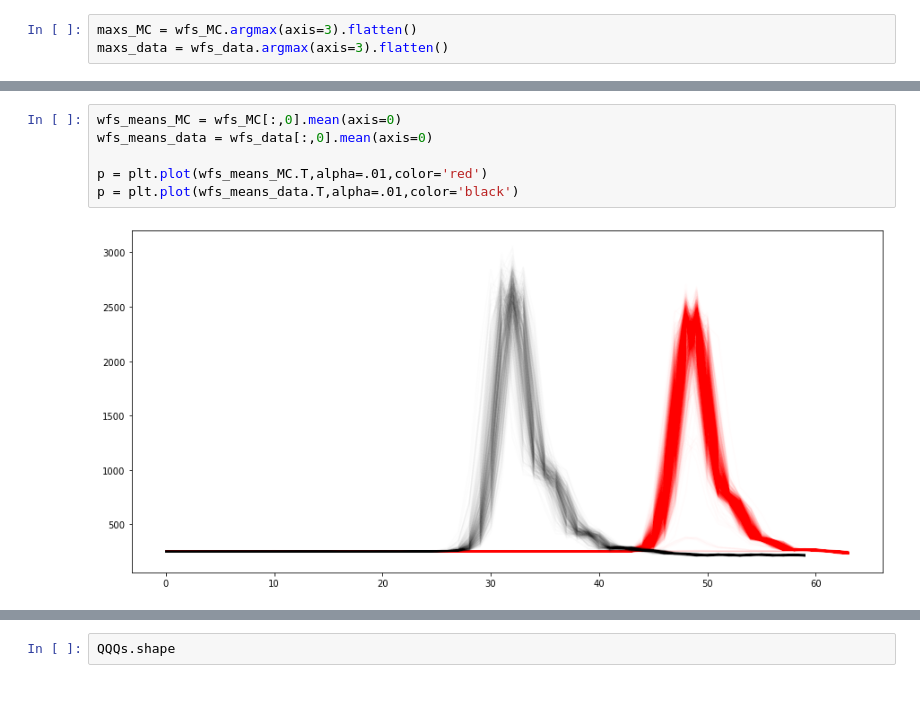
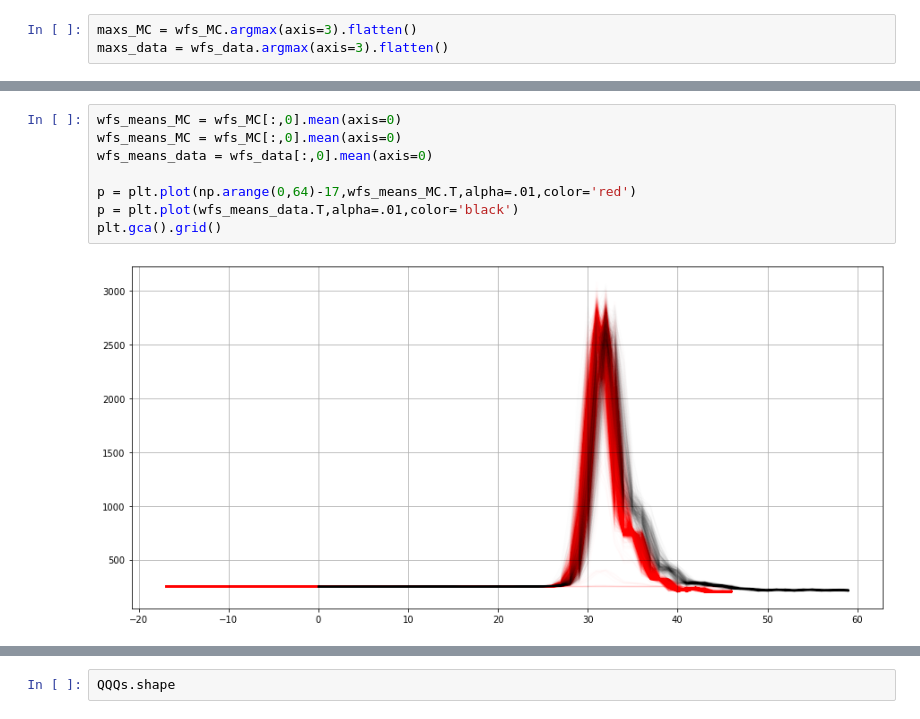
Before and after one commit to ThomasTTX/nectarchain, a Jupyter notebook: MC_data_comparaison_noteebooks/200pe_MC_data.ipynb, the cells around one changed output, grey strips where cells are left out. Cells and saved outputs as stored; diff of their text form.

```diff
--- a/MC_data_comparaison_noteebooks/200pe_MC_data.ipynb
+++ b/MC_data_comparaison_noteebooks/200pe_MC_data.ipynb
@@ -75,10 +77,12 @@ h = plt.hist(maxs_data,bins=np.arange(0,64),density=1,alpha=.3,color='black')
 # %%
+wfs_means_MC = wfs_MC[:,0].mean(axis=0)
 wfs_means_MC = wfs_MC[:,0].mean(axis=0)
 wfs_means_data = wfs_data[:,0].mean(axis=0)
 
-p = plt.plot(wfs_means_MC.T,alpha=.01,color='red')
+p = plt.plot(np.arange(0,64)-17,wfs_means_MC.T,alpha=.01,color='red')
 p = plt.plot(wfs_means_data.T,alpha=.01,color='black')
+plt.gca().grid()
 # %% [output]
-[figure, old version]
+[figure, new version]
 # %%
 
```
Also changed, not shown: parts of 21 cells of this notebook, 2 other files.
